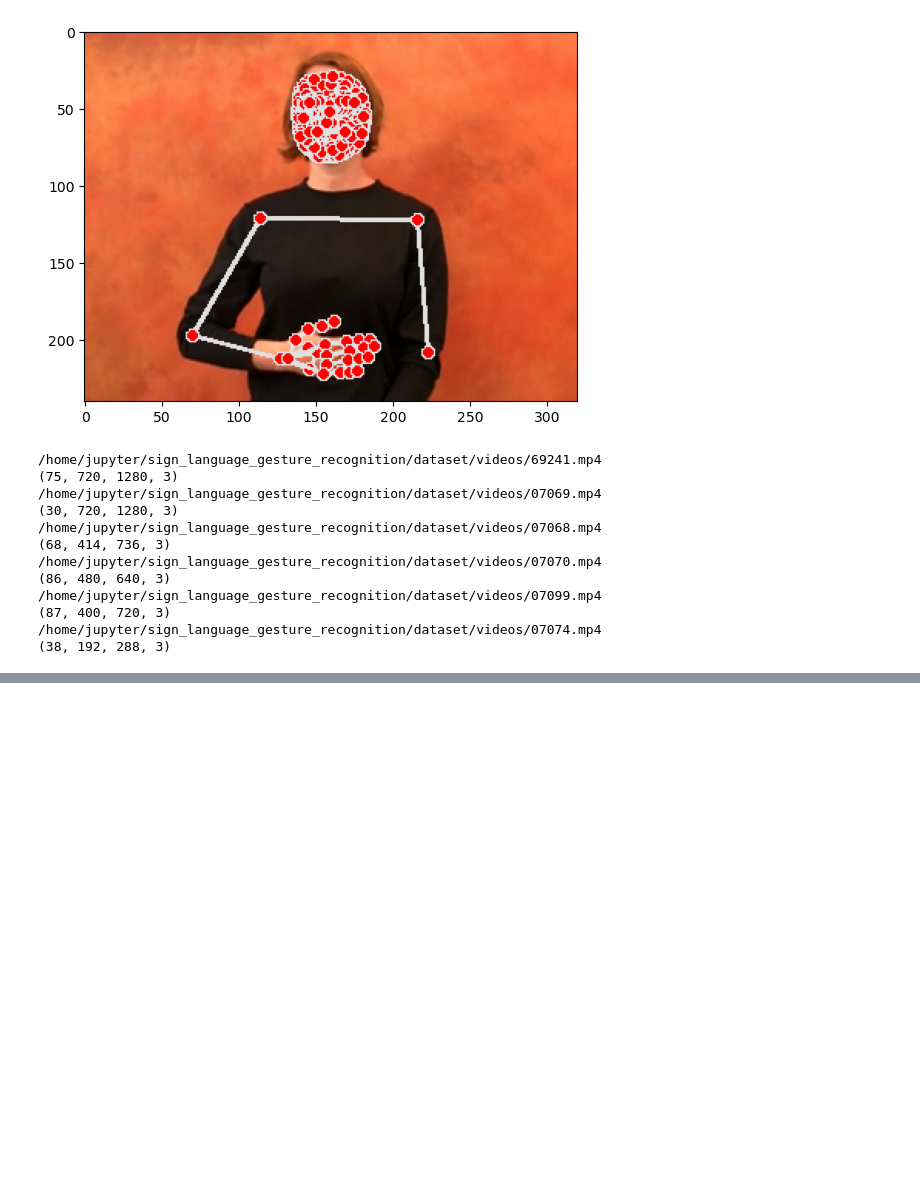
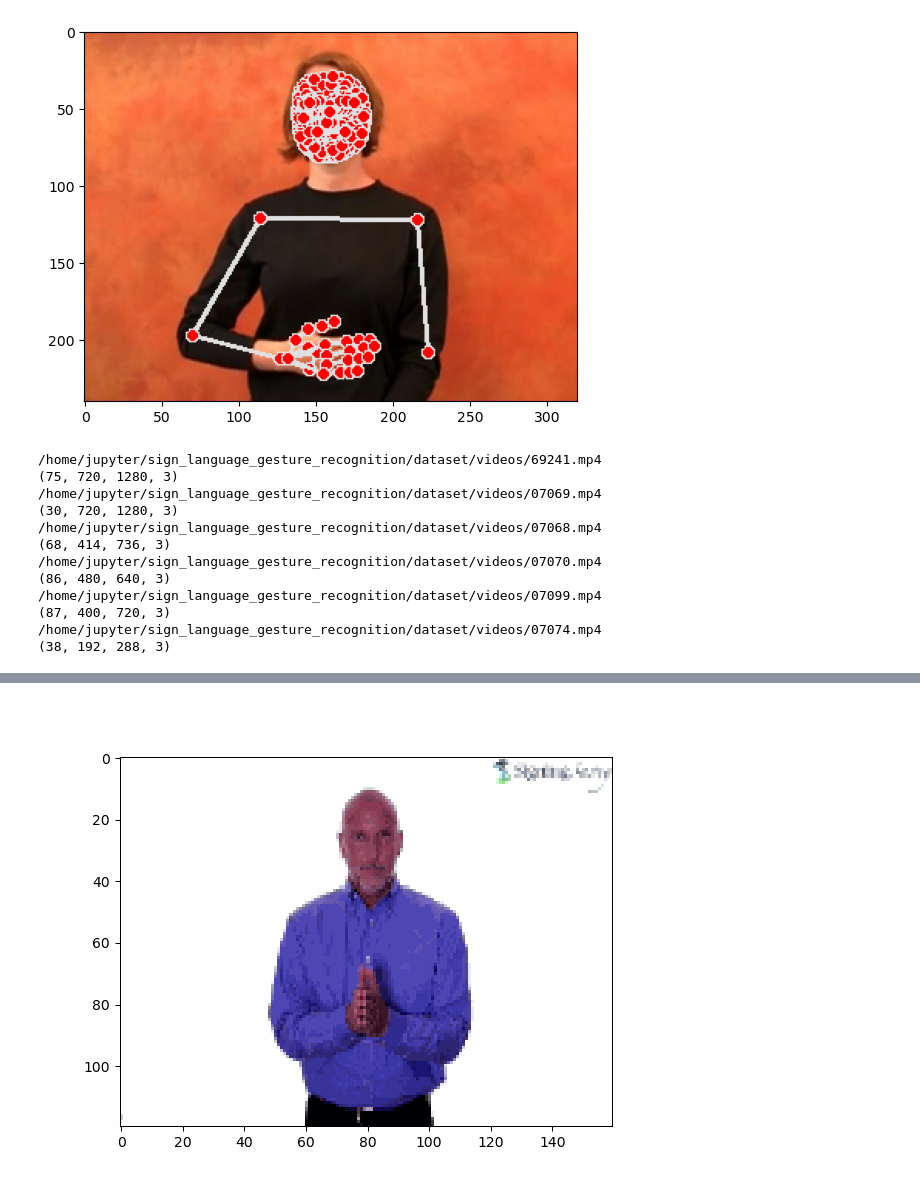
Before and after one commit to WojciechMojsiejuk/sign_language_gesture_recognition, a Jupyter notebook: asl_gesture_recognition.ipynb, the cells around one changed output, grey strips where cells are left out. Cells and saved outputs as stored; diff of their text form; code cells hidden in the pictures; blank space fills up the shorter version.

```diff
--- a/asl_gesture_recognition.ipynb
+++ b/asl_gesture_recognition.ipynb
@@ -471,0 +574,7 @@ Problem is videos have different number of frames as well as screen resolution
+# %%
+gifPath = "/home/jupyter/sign_language_gesture_recognition/book.gif" # please paste the whole path from Step 2-6
+# Display GIF in Jupyter, CoLab, IPython
+with open(gifPath,'rb') as f:
+    display.Image(data=f.read(), format='png')
+# %% [output]
+[figure, added]
```
Also changed, not shown: parts of 13 cells of this notebook.
